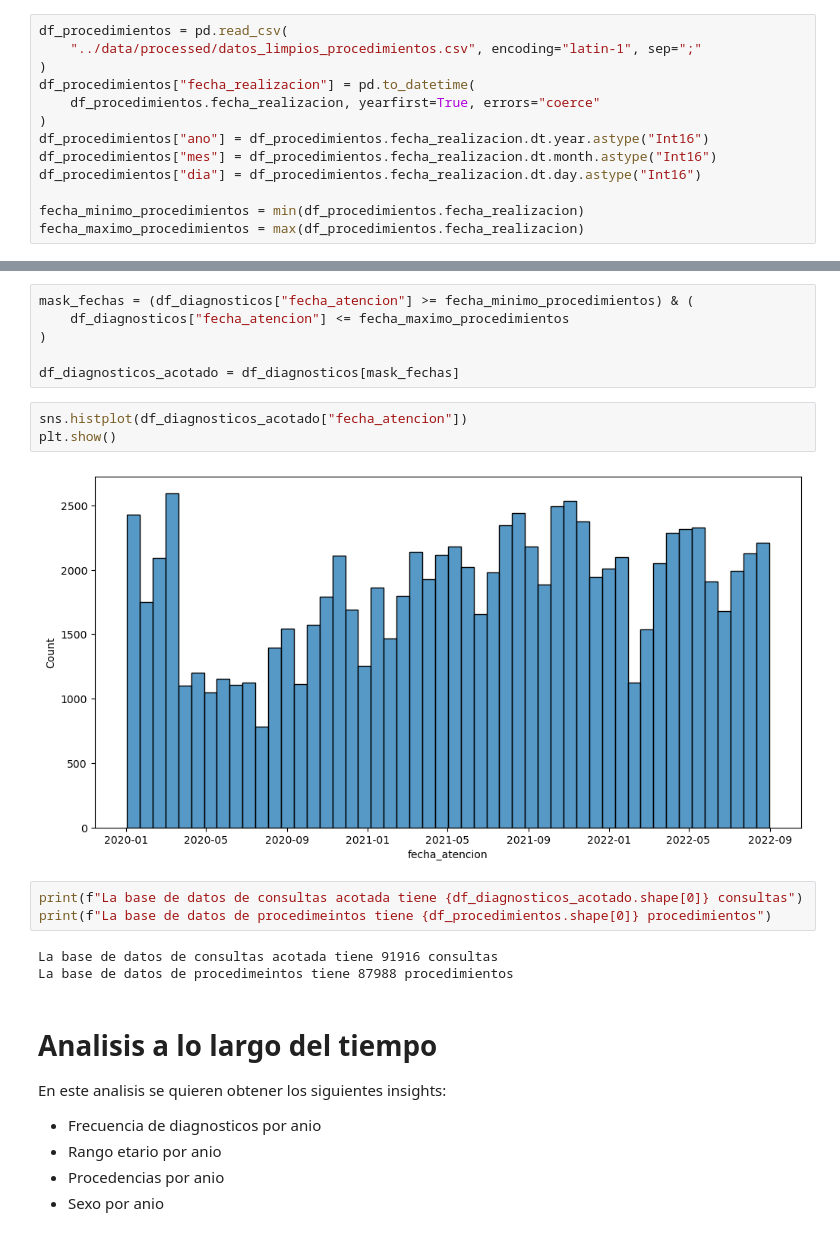
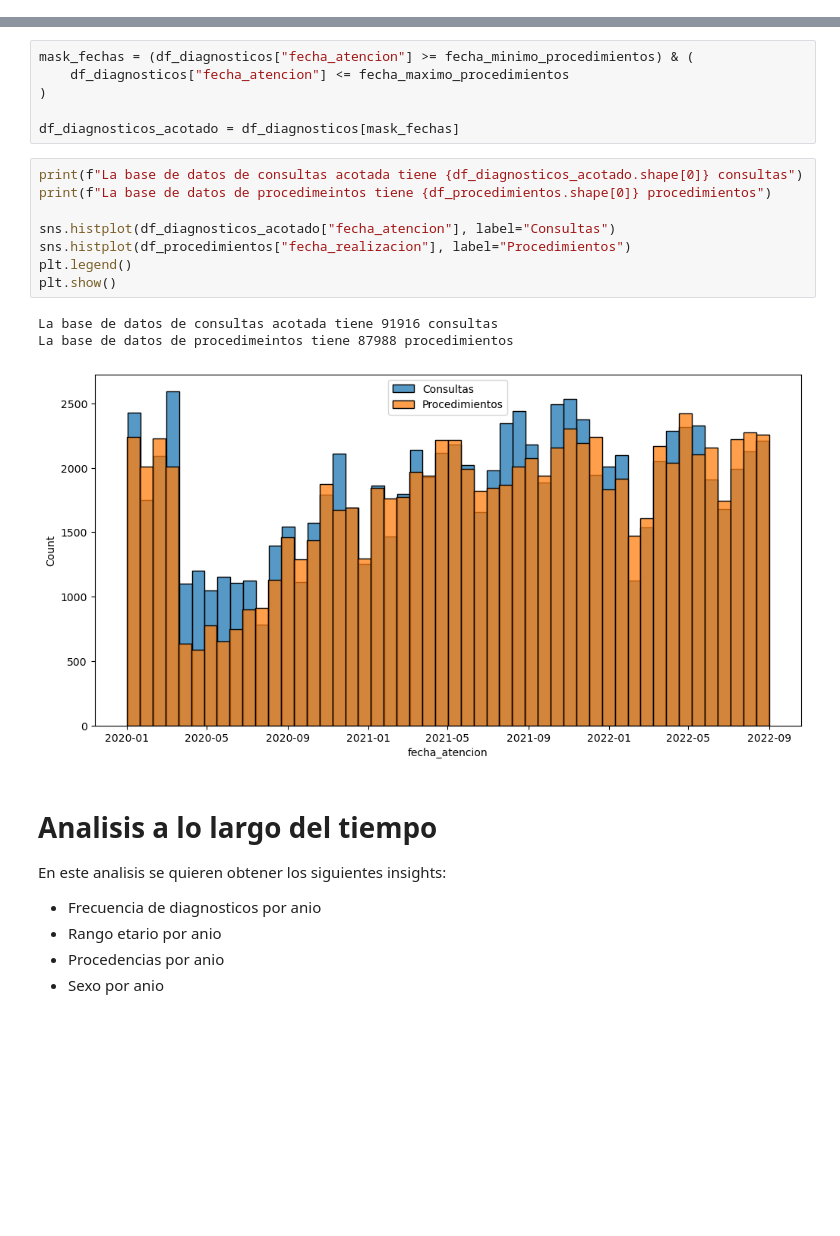
Before and after one commit to JavierRojas14/int-ambulatorio, a Jupyter notebook: notebooks/2.0-jrb-time-series-analysis.ipynb, the cells around one changed output, grey strips where cells are left out. Drawn from its saved outputs; the diff is of its cells as text; blank space fills up the shorter version.

```diff
--- a/notebooks/2.0-jrb-time-series-analysis.ipynb
+++ b/notebooks/2.0-jrb-time-series-analysis.ipynb
@@ -44,13 +60,0 @@ El rango de fechas de diagnosticos es entre 2016-01-04 08:00:00 y  2023-02-07 11
-# %%
-df_procedimientos = pd.read_csv(
-    "../data/processed/datos_limpios_procedimientos.csv", encoding="latin-1", sep=";"
-)
-df_procedimientos["fecha_realizacion"] = pd.to_datetime(
-    df_procedimientos.fecha_realizacion, yearfirst=True, errors="coerce"
-)
-df_procedimientos["ano"] = df_procedimientos.fecha_realizacion.dt.year.astype("Int16")
-df_procedimientos["mes"] = df_procedimientos.fecha_realizacion.dt.month.astype("Int16")
-df_procedimientos["dia"] = df_procedimientos.fecha_realizacion.dt.day.astype("Int16")
-
-fecha_minimo_procedimientos = min(df_procedimientos.fecha_realizacion)
-fecha_maximo_procedimientos = max(df_procedimientos.fecha_realizacion)
@@ -73,17 +67,18 @@ mask_fechas = (df_diagnosticos["fecha_atencion"] >= fecha_minimo_procedimientos)
 )
 
 df_diagnosticos_acotado = df_diagnosticos[mask_fechas]
-# %%
-sns.histplot(df_diagnosticos_acotado["fecha_atencion"])
-plt.show()
-# %% [output]
-[figure, removed]
 # %%
 print(f"La base de datos de consultas acotada tiene {df_diagnosticos_acotado.shape[0]} consultas")
 print(f"La base de datos de procedimeintos tiene {df_procedimientos.shape[0]} procedimientos")
+
+sns.histplot(df_diagnosticos_acotado["fecha_atencion"], label="Consultas")
+sns.histplot(df_procedimientos["fecha_realizacion"], label="Procedimientos")
+plt.legend()
+plt.show()
 # %% [output]
 La base de datos de consultas acotada tiene 91916 consultas
 La base de datos de procedimeintos tiene 87988 procedimientos
+[figure, added]
 # %% [markdown]
 # Analisis a lo largo del tiempo
 
```
Also changed, not shown: parts of 7 cells of this notebook.
